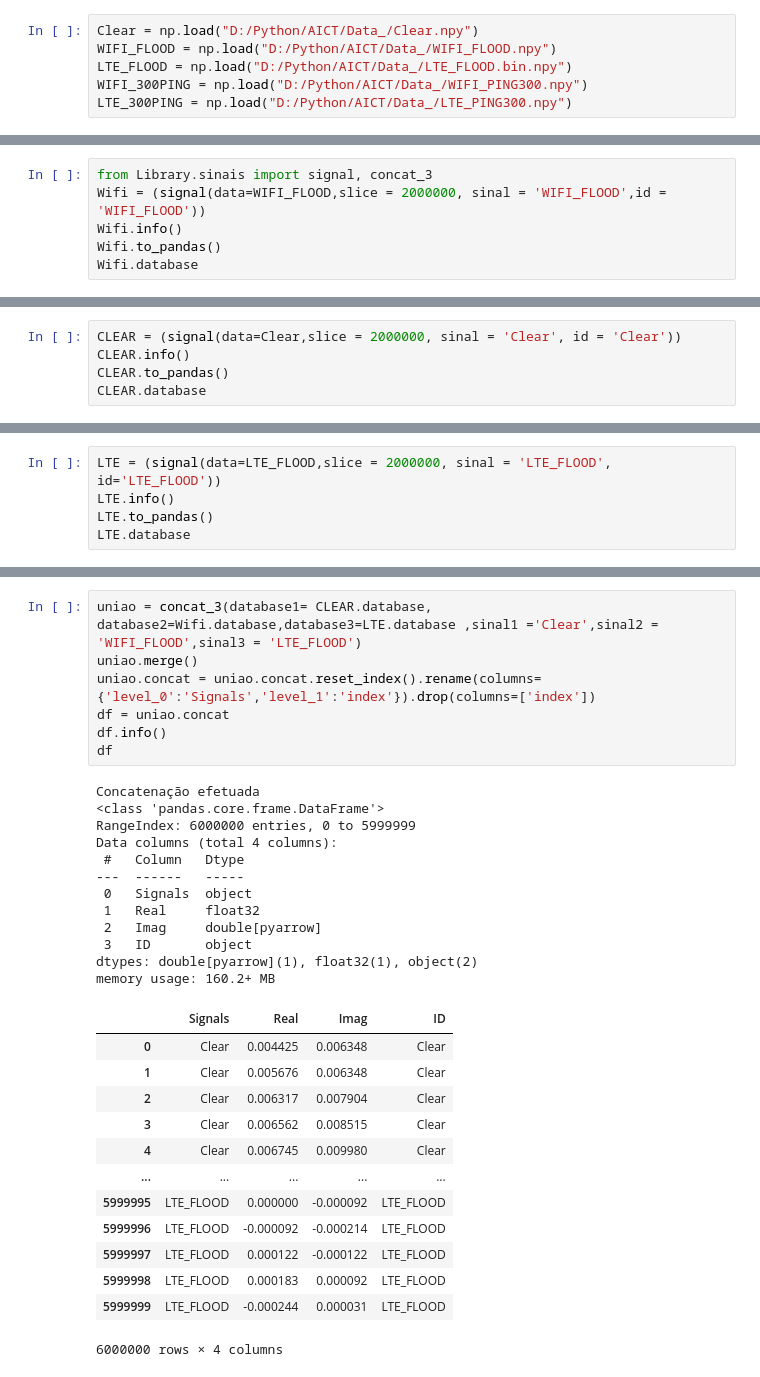
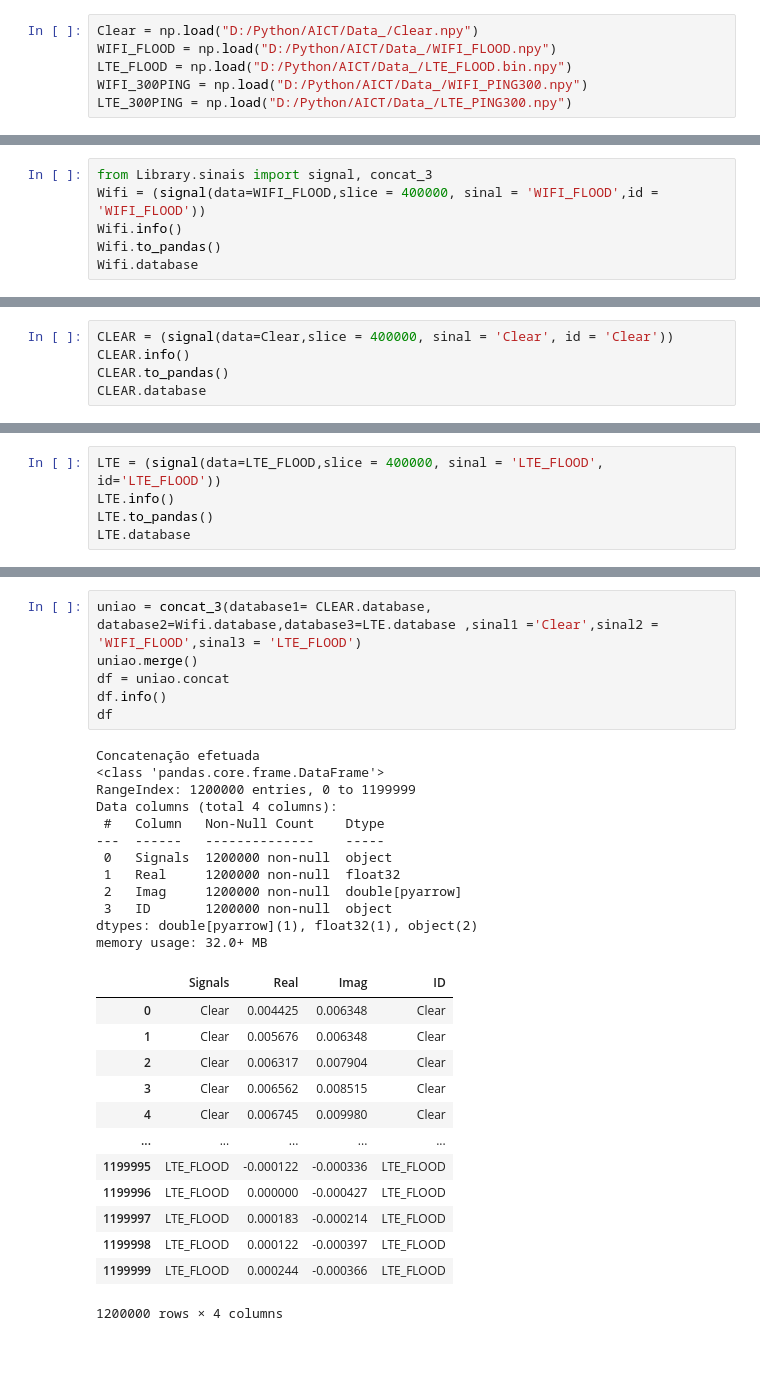
Before and after one commit to JanathanPlanas/Deep-learning-AICT, a Jupyter notebook: aict.ipynb, the cells around one changed output, grey strips where cells are left out. Saved outputs shown, nothing was run; the diff lists cells and outputs as text.

```diff
--- a/aict.ipynb
+++ b/aict.ipynb
@@ -30,6 +14,6 @@ pd.DataFrame(Clear)
 # %%
 from Library.sinais import signal, concat_3
-Wifi = (signal(data=WIFI_FLOOD,slice = 2000000, sinal = 'WIFI_FLOOD',id = 'WIFI_FLOOD'))
+Wifi = (signal(data=WIFI_FLOOD,slice = 400000, sinal = 'WIFI_FLOOD',id = 'WIFI_FLOOD'))
 Wifi.info()
 Wifi.to_pandas()
 Wifi.database
@@ -59,5 +43,5 @@ None
 # %%
-CLEAR = (signal(data=Clear,slice = 2000000, sinal = 'Clear', id = 'Clear'))
+CLEAR = (signal(data=Clear,slice = 400000, sinal = 'Clear', id = 'Clear'))
 CLEAR.info()
 CLEAR.to_pandas()
 CLEAR.database
@@ -87,5 +71,5 @@ None
 # %%
-LTE = (signal(data=LTE_FLOOD,slice = 2000000, sinal = 'LTE_FLOOD', id='LTE_FLOOD'))
+LTE = (signal(data=LTE_FLOOD,slice = 400000, sinal = 'LTE_FLOOD', id='LTE_FLOOD'))
 LTE.info()
 LTE.to_pandas()
 LTE.database
@@ -115,36 +99,35 @@ None
 # %%
 uniao = concat_3(database1= CLEAR.database, database2=Wifi.database,database3=LTE.database ,sinal1 ='Clear',sinal2 = 'WIFI_FLOOD',sinal3 = 'LTE_FLOOD')
 uniao.merge()
-uniao.concat = uniao.concat.reset_index().rename(columns={'level_0':'Signals','level_1':'index'}).drop(columns=['index'])
 df = uniao.concat
 df.info()
 df
 # %% [output]
 Concatenação efetuada
 <class 'pandas.core.frame.DataFrame'>
-RangeIndex: 6000000 entries, 0 to 5999999
+RangeIndex: 1200000 entries, 0 to 1199999
 Data columns (total 4 columns):
- #   Column   Dtype
----  ------   -----
- 0   Signals  object
- 1   Real     float32
- 2   Imag     double[pyarrow]
- 3   ID       object
+ #   Column   Non-Null Count    Dtype
+---  ------   --------------    -----
+ 0   Signals  1200000 non-null  object
+ 1   Real     1200000 non-null  float32
+ 2   Imag     1200000 non-null  double[pyarrow]
+ 3   ID       1200000 non-null  object
 dtypes: double[pyarrow](1), float32(1), object(2)
-memory usage: 160.2+ MB
+memory usage: 32.0+ MB
 |  | Signals | Real | Imag | ID |
 | 0 | Clear | 0.004425 | 0.006348 | Clear |
 | 1 | Clear | 0.005676 | 0.006348 | Clear |
 | 2 | Clear | 0.006317 | 0.007904 | Clear |
 | 3 | Clear | 0.006562 | 0.008515 | Clear |
 | 4 | Clear | 0.006745 | 0.009980 | Clear |
 | ... | ... | ... | ... | ... |
-| 5999995 | LTE_FLOOD | 0.000000 | -0.000092 | LTE_FLOOD |
-| 5999996 | LTE_FLOOD | -0.000092 | -0.000214 | LTE_FLOOD |
-| 5999997 | LTE_FLOOD | 0.000122 | -0.000122 | LTE_FLOOD |
-| 5999998 | LTE_FLOOD | 0.000183 | 0.000092 | LTE_FLOOD |
-| 5999999 | LTE_FLOOD | -0.000244 | 0.000031 | LTE_FLOOD |
+| 1199995 | LTE_FLOOD | -0.000122 | -0.000336 | LTE_FLOOD |
+| 1199996 | LTE_FLOOD | 0.000000 | -0.000427 | LTE_FLOOD |
+| 1199997 | LTE_FLOOD | 0.000183 | -0.000214 | LTE_FLOOD |
+| 1199998 | LTE_FLOOD | 0.000122 | -0.000397 | LTE_FLOOD |
+| 1199999 | LTE_FLOOD | 0.000244 | -0.000366 | LTE_FLOOD |
-6000000 rows × 4 columns
+1200000 rows × 4 columns
 # %%
 from Library.TrainTestSplit import TrainTestSplit
 spliter = TrainTestSplit(data = df)
```
Also changed, not shown: parts of 33 cells of this notebook, 3 other files.
